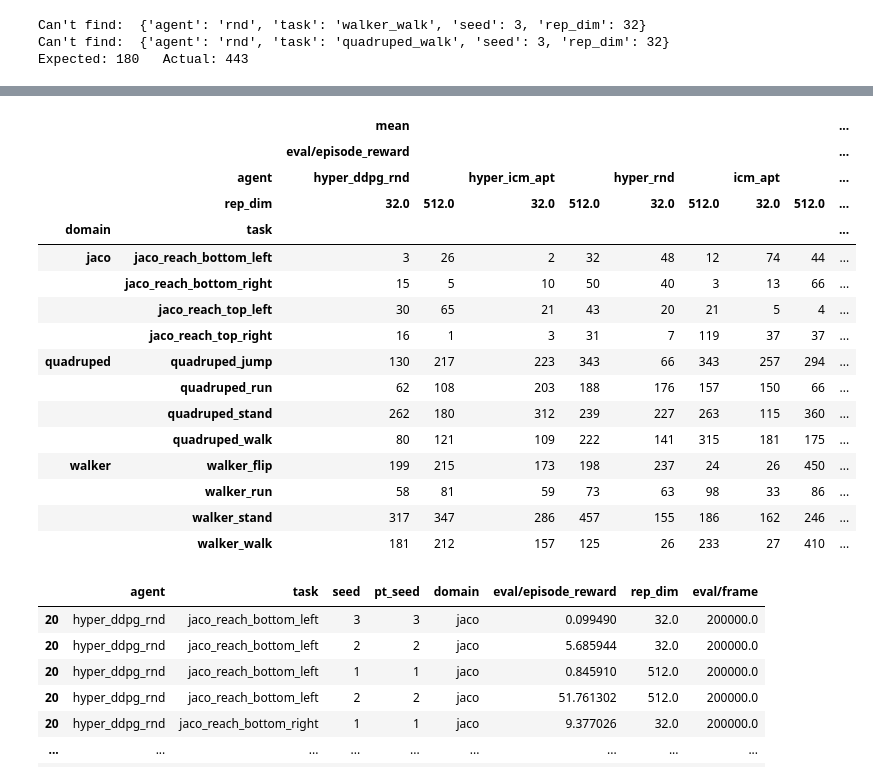
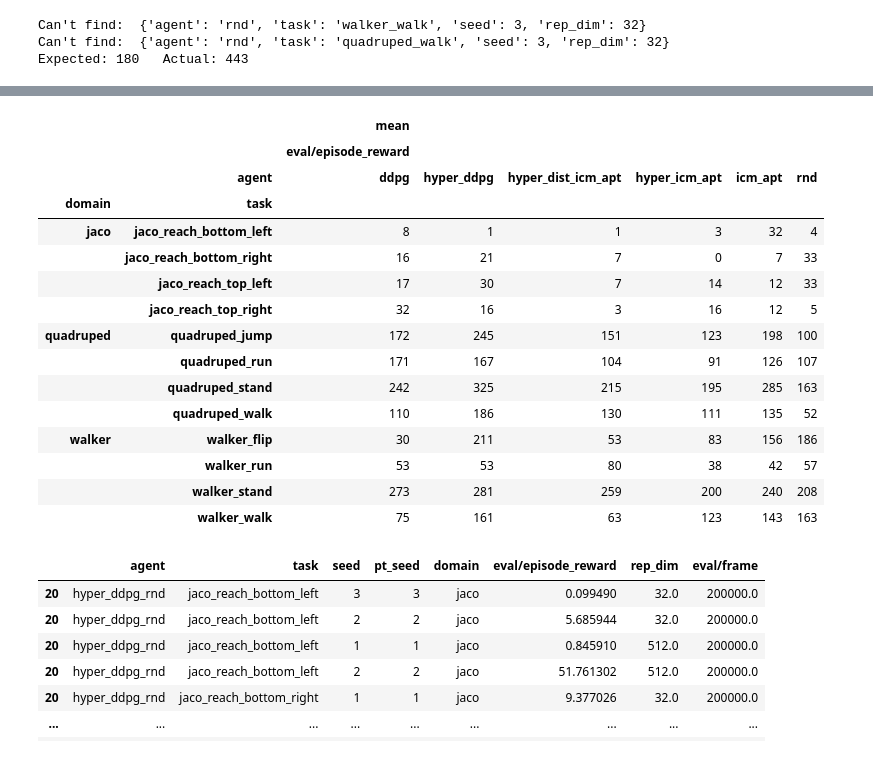
Before and after one commit to salemohamedo/url_benchmark, a Jupyter notebook: plots.ipynb, the cells around one changed output, grey strips where cells are left out. Saved outputs shown, nothing was run; the diff lists cells and outputs as text; code cells hidden in the pictures.

```diff
--- a/plots.ipynb
+++ b/plots.ipynb
@@ -44,7 +44,7 @@ SAMPLES = 10000
 def dict_product(dicts):
         return list(dict(zip(dicts, x)) for x in itertools.product(*dicts.values()))
 
-SWEEPS = ["omar-s/url_benchmark/fq1gk59g", "omar-s/url_benchmark/jex9t8dv", "omar-s/url_benchmark/nlq03cnh", "omar-s/url_benchmark/x8g63y90", "omar-s/url_benchmark/c4zbgxal", "omar-s/url_benchmark/dpxxw2mx"]
+SWEEPS = ["omar-s/url_benchmark/fq1gk59g", "omar-s/url_benchmark/jex9t8dv", "omar-s/url_benchmark/nlq03cnh", "omar-s/url_benchmark/x8g63y90", "omar-s/url_benchmark/c4zbgxal", "omar-s/url_benchmark/dpxxw2mx", "omar-s/url_benchmark/717uodlt"]
 # SWEEPS = ["omar-s/url_benchmark/x8g63y90"]
 
 api = wandb.Api()
@@ -94,3 +94,9 @@ for sweep in SWEEPS:
     dfs.append(sweep_df)
 
 df = pd.concat(dfs)
+# %%
+new_df = df[
+    (df['old'].isna()) |
+    ((~df['agent'].str.contains('hyper')) & (df['rep_dim'] != 32)) |
+    (df['agent'] == 'hyper_ddpg')
+    ]
@@ -148,39 +165,38 @@ for domain in df['domain'].unique():
 # %%
 # df["task"] = '_'.join(df["task"].str.split("_")[1:])
 # df['task'] = df["task"].apply(lambda x: '_'.join(x.split("_")[1:]))
 # summary = df[df["eval/frame"] == 200000].pivot_table(index=["domain", "task"], columns=["agent"], values=["eval/episode_reward"], aggfunc=[np.mean, np.std])
-summary_df = test
-summary = summary_df[(summary_df["eval/frame"] == 200000)].pivot_table(index=["domain", "task"], columns=["agent", "rep_dim"], values=["eval/episode_reward"], aggfunc=[np.mean])
+summary_df = new_df
+summary = summary_df[(summary_df["eval/frame"] == 100000)].pivot_table(index=["domain", "task"], columns=["agent"], values=["eval/episode_reward"], aggfunc=[np.mean])
 # summary = summary.reorder_levels([1, 2, 0], axis=1)
 # summary = summary.sort_index(axis=1, level=1)
 # summary = summary.droplevel(0, axis=1)
 summary = summary.style.format(precision=0).highlight_max(axis=1, color='green')
 
 # summary.columns = summary.columns.droplevel(level=1)
 # def sjoin(x):
 #     x = x[x.notnull()]
 #     return f'{round(x[0])} ({round(x[1])})'
 # summary.groupby(level=0, axis=1).apply(lambda x: x.apply(sjoin, axis=1))
 
 summary
 # %% [output]
-|  |  | mean |  |  |  |  |  |  |  | ... |
-|  |  | eval/episode_reward |  |  |  |  |  |  |  | ... |
-|  | agent | hyper_ddpg_rnd |  | hyper_icm_apt |  | hyper_rnd |  | icm_apt |  | ... |
-|  | rep_dim | 32.0 | 512.0 | 32.0 | 512.0 | 32.0 | 512.0 | 32.0 | 512.0 | ... |
-| domain | task |  |  |  |  |  |  |  |  | ... |
-| jaco | jaco_reach_bottom_left | 3 | 26 | 2 | 32 | 48 | 12 | 74 | 44 | ... |
-|  | jaco_reach_bottom_right | 15 | 5 | 10 | 50 | 40 | 3 | 13 | 66 | ... |
-|  | jaco_reach_top_left | 30 | 65 | 21 | 43 | 20 | 21 | 5 | 4 | ... |
-|  | jaco_reach_top_right | 16 | 1 | 3 | 31 | 7 | 119 | 37 | 37 | ... |
-| quadruped | quadruped_jump | 130 | 217 | 223 | 343 | 66 | 343 | 257 | 294 | ... |
-|  | quadruped_run | 62 | 108 | 203 | 188 | 176 | 157 | 150 | 66 | ... |
-|  | quadruped_stand | 262 | 180 | 312 | 239 | 227 | 263 | 115 | 360 | ... |
-|  | quadruped_walk | 80 | 121 | 109 | 222 | 141 | 315 | 181 | 175 | ... |
-| walker | walker_flip | 199 | 215 | 173 | 198 | 237 | 24 | 26 | 450 | ... |
-|  | walker_run | 58 | 81 | 59 | 73 | 63 | 98 | 33 | 86 | ... |
-|  | walker_stand | 317 | 347 | 286 | 457 | 155 | 186 | 162 | 246 | ... |
-|  | walker_walk | 181 | 212 | 157 | 125 | 26 | 233 | 27 | 410 | ... |
+|  |  | mean |  |  |  |  |  |
+|  |  | eval/episode_reward |  |  |  |  |  |
+|  | agent | ddpg | hyper_ddpg | hyper_dist_icm_apt | hyper_icm_apt | icm_apt | rnd |
+| domain | task |  |  |  |  |  |  |
+| jaco | jaco_reach_bottom_left | 8 | 1 | 1 | 3 | 32 | 4 |
+|  | jaco_reach_bottom_right | 16 | 21 | 7 | 0 | 7 | 33 |
+|  | jaco_reach_top_left | 17 | 30 | 7 | 14 | 12 | 33 |
+|  | jaco_reach_top_right | 32 | 16 | 3 | 16 | 12 | 5 |
+| quadruped | quadruped_jump | 172 | 245 | 151 | 123 | 198 | 100 |
+|  | quadruped_run | 171 | 167 | 104 | 91 | 126 | 107 |
+|  | quadruped_stand | 242 | 325 | 215 | 195 | 285 | 163 |
+|  | quadruped_walk | 110 | 186 | 130 | 111 | 135 | 52 |
+| walker | walker_flip | 30 | 211 | 53 | 83 | 156 | 186 |
+|  | walker_run | 53 | 53 | 80 | 38 | 42 | 57 |
+|  | walker_stand | 273 | 281 | 259 | 200 | 240 | 208 |
+|  | walker_walk | 75 | 161 | 63 | 123 | 143 | 163 |
 # %%
 test = df[(df["eval/frame"] == 200000)&(df["rep_dim"].notna())][CONFIG_SUMMARY_KEYS + ['eval/episode_reward', 'rep_dim', "eval/frame"]].groupby(['agent', 'task', 'rep_dim'], as_index=False).sample(n=2)
 test
```
Also changed, not shown: parts of 2 cells of this notebook, 4 other files.
